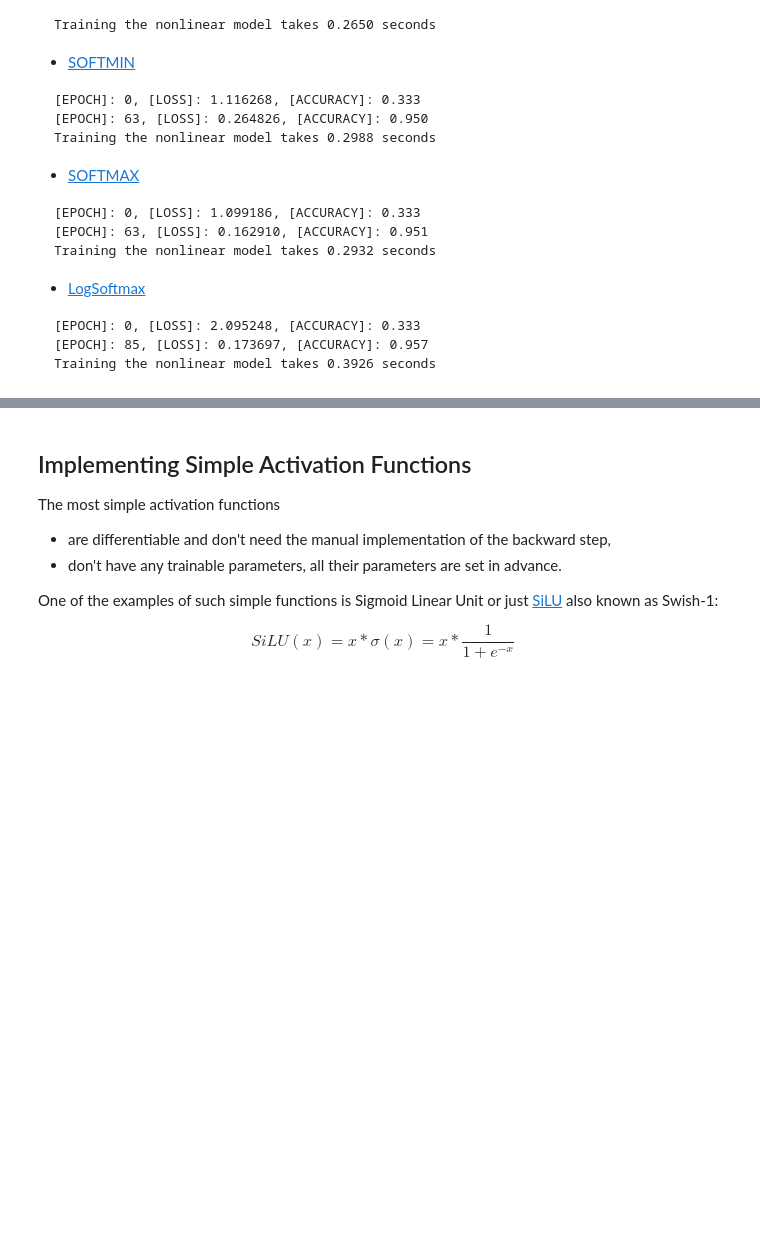
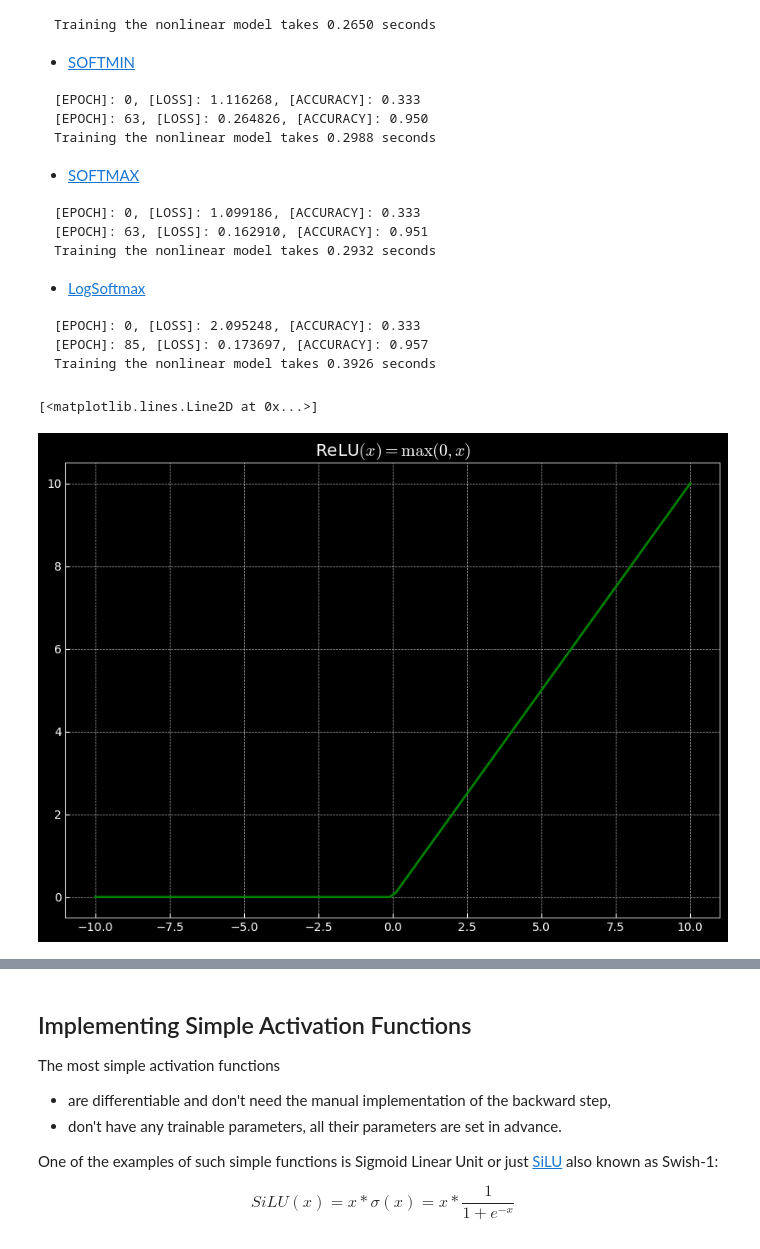
Before and after one commit to xevor11/SURF-TF-Model, a Jupyter notebook: DL4spiral-classification.ipynb, the cells around one changed output, grey strips where cells are left out. Drawn from its saved outputs; the diff is of its cells as text; code cells hidden in the pictures; blank space fills up the shorter version.

```diff
--- a/DL4spiral-classification.ipynb
+++ b/DL4spiral-classification.ipynb
@@ -378,0 +530,14 @@ Training the nonlinear model takes 0.3926 seconds
+# %%
+def relu(x):
+    return np.maximum(0, x)
+
+fig = plt.figure(figsize=(10,7))
+ax = plt.axes()
+
+plt.title(r"ReLU$(x) = \max(0,x)$")
+
+xx = np.linspace(-10, 10, 100)
+ax.plot(xx, relu(xx), '-g')
+# %% [output]
+[<matplotlib.lines.Line2D at 0x...>]
+[figure, added]
```
Also changed, not shown: parts of 40 cells of this notebook.
